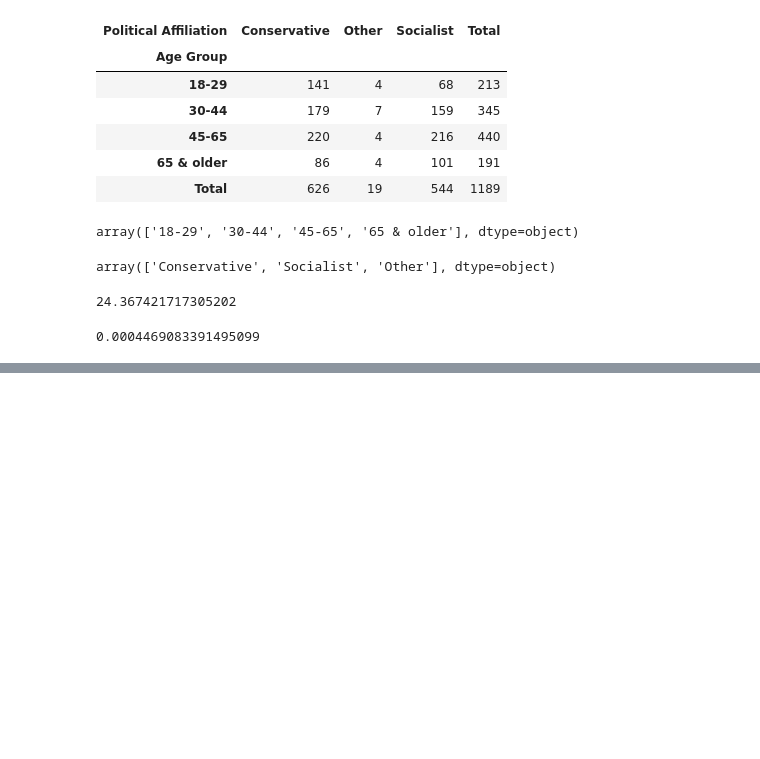
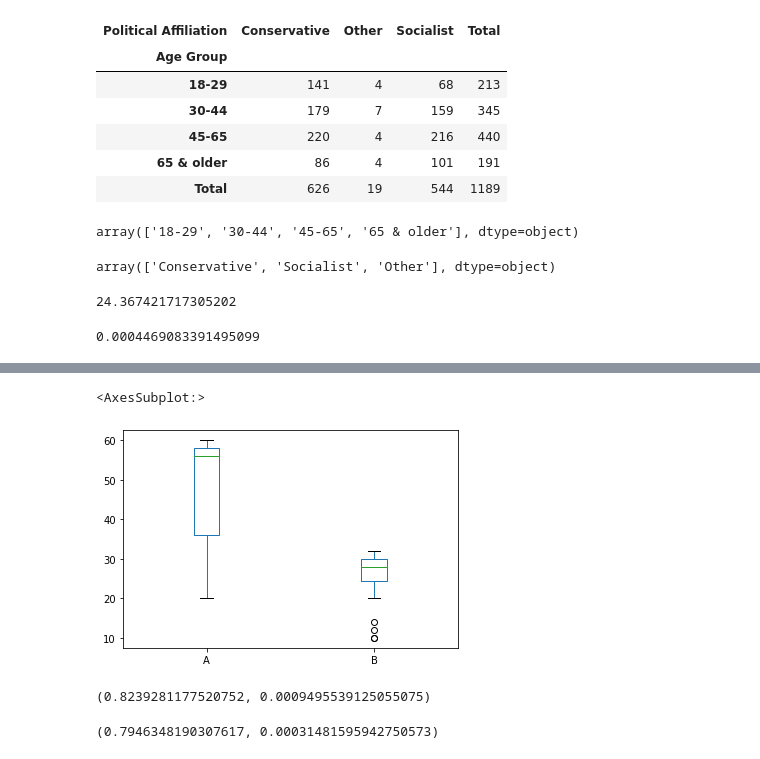
Before and after one commit to axelguerinoctave/M2Bio, a Jupyter notebook: TP 4.ipynb, the cells around one changed output, grey strips where cells are left out. Drawn from its saved outputs; the diff is of its cells as text; code cells hidden in the pictures; blank space fills up the shorter version.

```diff
--- a/TP 4.ipynb
+++ b/TP 4.ipynb
@@ -213,0 +233,15 @@ df.head(5)
+# %%
+df.boxplot(column = ["A", "B"], grid = False)
+# %% [output]
+<AxesSubplot:>
+[figure, added]
+# %%
+w, pvalue = stats.shapiro(df["A"])
+w, pvalue
+# %% [output]
+(0.8239281177520752, 0.0009495539125055075)
+# %%
+w, pvalue = stats.shapiro(df["B"])
+w, pvalue
+# %% [output]
+(0.7946348190307617, 0.00031481595942750573)
```
Also changed, not shown: parts of 18 cells of this notebook.
